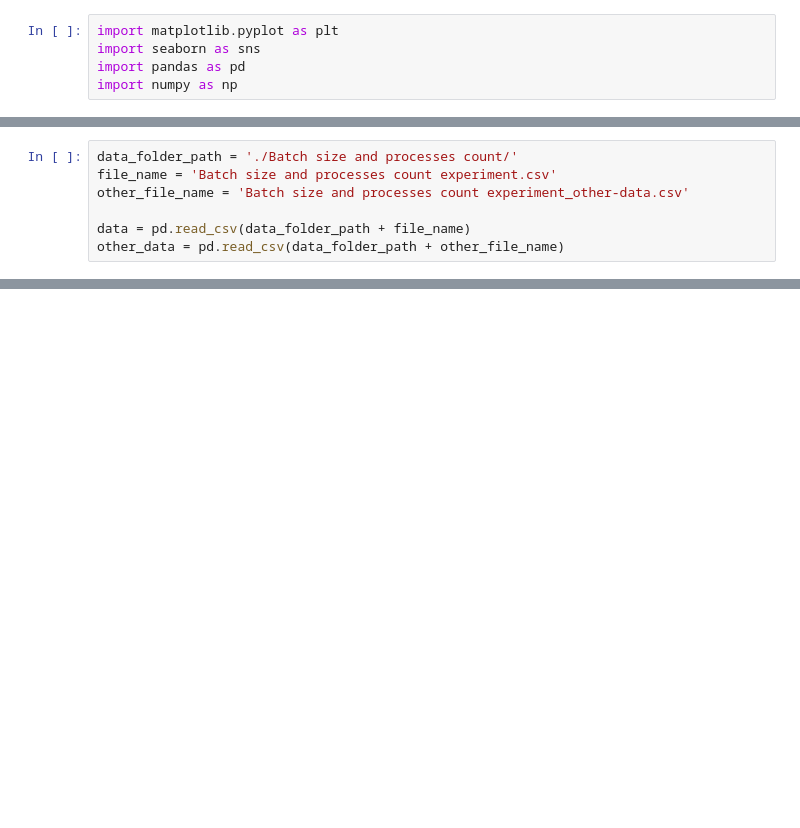
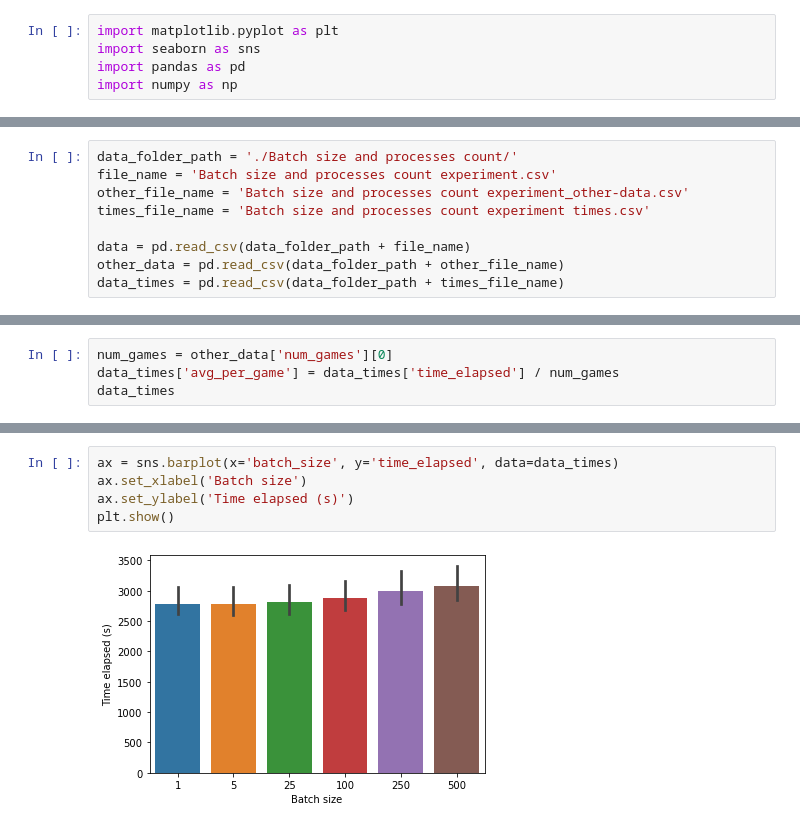
Before and after one commit to KostasKv/Minesweeper-with-AI, a Jupyter notebook: data/Batch size & processes count.ipynb, the cells around one changed output, grey strips where cells are left out. Saved outputs shown, nothing was run; the diff lists cells and outputs as text; blank space fills up the shorter version.

Commit message:
Batch size & processes count analysis

```diff
--- a/data/Batch size & processes count.ipynb
+++ b/data/Batch size & processes count.ipynb
@@ -7,6 +9,8 @@ import numpy as np
 data_folder_path = './Batch size and processes count/'
 file_name = 'Batch size and processes count experiment.csv'
 other_file_name = 'Batch size and processes count experiment_other-data.csv'
+times_file_name = 'Batch size and processes count experiment times.csv'
 
 data = pd.read_csv(data_folder_path + file_name)
 other_data = pd.read_csv(data_folder_path + other_file_name)
+data_times = pd.read_csv(data_folder_path + times_file_name)
@@ -55,0 +71,4 @@ other_data
+# %%
+num_games = other_data['num_games'][0]
+data_times['avg_per_game'] = data_times['time_elapsed'] / num_games
+data_times
@@ -55,0 +89,7 @@ other_data
+# %%
+ax = sns.barplot(x='batch_size', y='time_elapsed', data=data_times)
+ax.set_xlabel('Batch size')
+ax.set_ylabel('Time elapsed (s)')
+plt.show()
+# %% [output]
+[figure, added]
```
Also changed, not shown: parts of 21 cells of this notebook.
